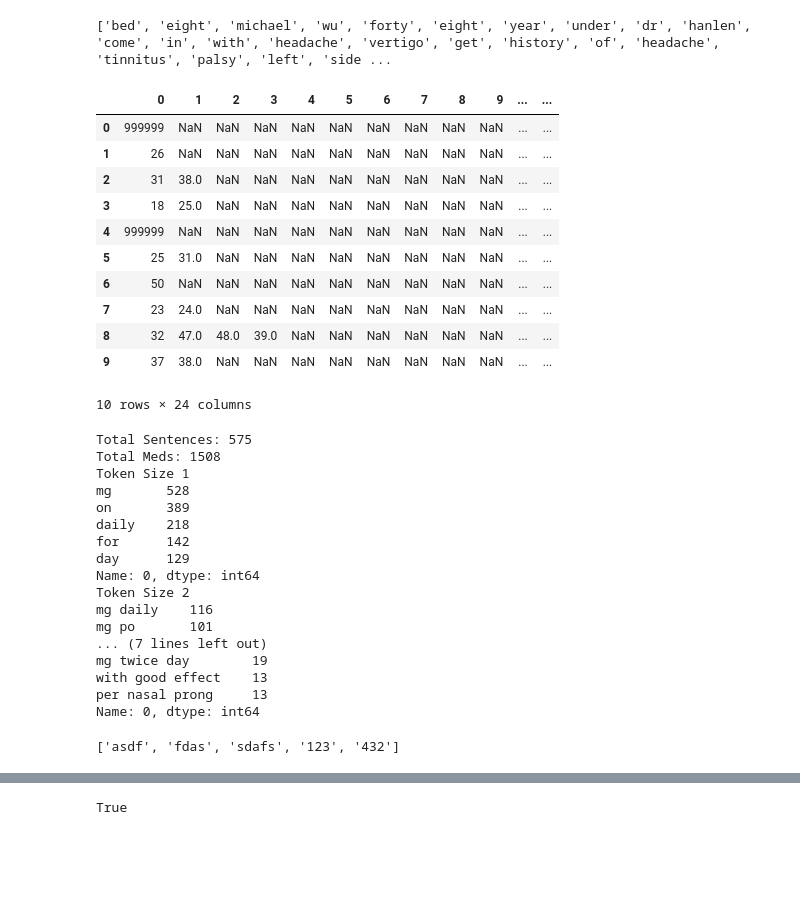
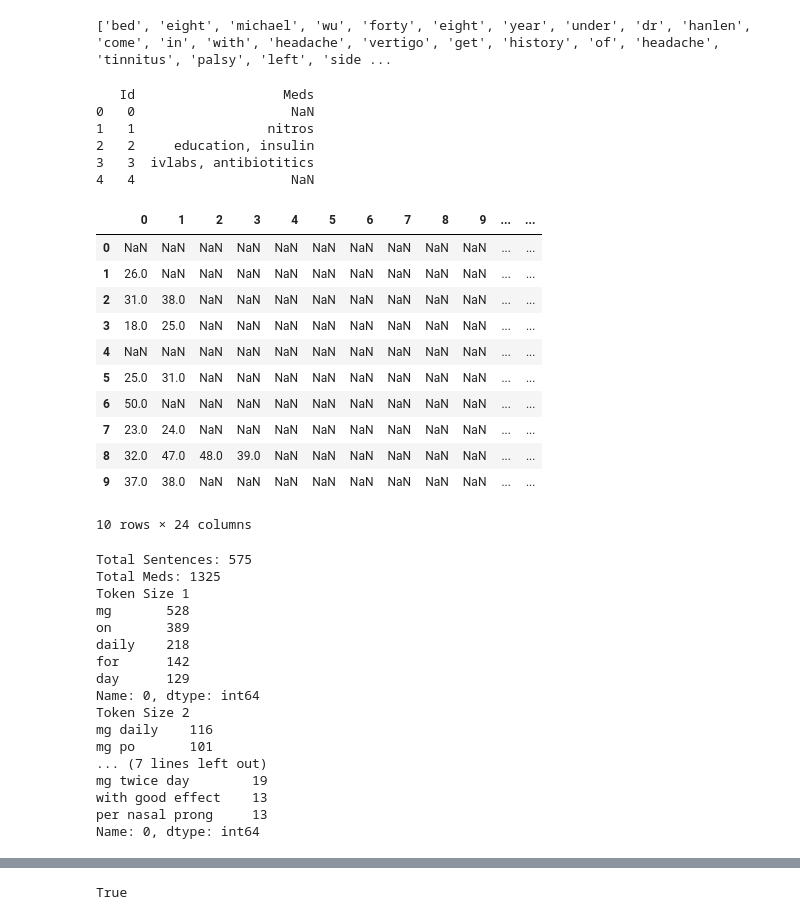
Before and after one commit to Uilregit/PullingMedicationInfoFromEMRFreeText, a Jupyter notebook: SentenceTokenization.ipynb, the cells around one changed output, grey strips where cells are left out. Drawn from its saved outputs; the diff is of its cells as text; code cells hidden in the pictures; blank space fills up the shorter version.

```diff
--- a/SentenceTokenization.ipynb
+++ b/SentenceTokenization.ipynb
@@ -202,6 +202,7 @@ def get_lemmated_toekens(tokens):
     stop_words = stopwords.words("english")
     lem = WordNetLemmatizer()
 
+    tokens = [i.lower() for i in tokens if i != ""]
     tokens = nltk.pos_tag(tokens)
 
     outputTokens = []
@@ -231,7 +232,7 @@ printDf.to_csv ("TokenizedAll.csv")
 import Levenshtein as lv
 def checkIfLabelsInParagraph (labels, paragraph):
     if labels == [""]:
-        return [999999]
+        return [None]
     else:
         labels = [i.lower() for i in labels]
     output = []
@@ -249,33 +250,40 @@ def checkIfLabelsInParagraph (labels, paragraph):
 # %%
 labels1 = pd.read_csv("Test1+2GroundTruth.csv", header = None)
 labels2 = pd.read_csv("Test3GroundTruth.csv", header = None)
 labels3 = pd.read_csv("mt_chart_labelled.csv", header = None)
 labels4 = pd.read_csv("mt_discharge_labelled.csv", header = None)
 
 labels = labels1.append(labels2).append(labels3).append(labels4)
 labels.columns = ["Id","Meds"]
+labels["Meds"] = labels["Meds"].str.lower()
 
-labels.head()
+print(labels.head())
 labels = [[""] if type(i) == float else i.split(", ") for i in labels["Meds"]]
 
 location = []
 for i in range (len(cleanedTokens)):
     location += [checkIfLabelsInParagraph(labels[i], cleanedTokens[i])]
 locationDf = pd.DataFrame(location)
 locationDf.head(10)
 # %% [output]
+   Id                   Meds
+0   0                    NaN
+1   1                 nitros
+2   2     education, insulin
+3   3  ivlabs, antibiotitics
+4   4                    NaN
 |  | 0 | 1 | 2 | 3 | 4 | 5 | 6 | 7 | 8 | 9 | ... | ... |
-| 0 | 999999 | NaN | NaN | NaN | NaN | NaN | NaN | NaN | NaN | NaN | ... | ... |
-| 1 | 26 | NaN | NaN | NaN | NaN | NaN | NaN | NaN | NaN | NaN | ... | ... |
-| 2 | 31 | 38.0 | NaN | NaN | NaN | NaN | NaN | NaN | NaN | NaN | ... | ... |
-| 3 | 18 | 25.0 | NaN | NaN | NaN | NaN | NaN | NaN | NaN | NaN | ... | ... |
-| 4 | 999999 | NaN | NaN | NaN | NaN | NaN | NaN | NaN | NaN | NaN | ... | ... |
-| 5 | 25 | 31.0 | NaN | NaN | NaN | NaN | NaN | NaN | NaN | NaN | ... | ... |
-| 6 | 50 | NaN | NaN | NaN | NaN | NaN | NaN | NaN | NaN | NaN | ... | ... |
-| 7 | 23 | 24.0 | NaN | NaN | NaN | NaN | NaN | NaN | NaN | NaN | ... | ... |
-| 8 | 32 | 47.0 | 48.0 | 39.0 | NaN | NaN | NaN | NaN | NaN | NaN | ... | ... |
-| 9 | 37 | 38.0 | NaN | NaN | NaN | NaN | NaN | NaN | NaN | NaN | ... | ... |
+| 0 | NaN | NaN | NaN | NaN | NaN | NaN | NaN | NaN | NaN | NaN | ... | ... |
+| 1 | 26.0 | NaN | NaN | NaN | NaN | NaN | NaN | NaN | NaN | NaN | ... | ... |
+| 2 | 31.0 | 38.0 | NaN | NaN | NaN | NaN | NaN | NaN | NaN | NaN | ... | ... |
+| 3 | 18.0 | 25.0 | NaN | NaN | NaN | NaN | NaN | NaN | NaN | NaN | ... | ... |
+| 4 | NaN | NaN | NaN | NaN | NaN | NaN | NaN | NaN | NaN | NaN | ... | ... |
+| 5 | 25.0 | 31.0 | NaN | NaN | NaN | NaN | NaN | NaN | NaN | NaN | ... | ... |
+| 6 | 50.0 | NaN | NaN | NaN | NaN | NaN | NaN | NaN | NaN | NaN | ... | ... |
+| 7 | 23.0 | 24.0 | NaN | NaN | NaN | NaN | NaN | NaN | NaN | NaN | ... | ... |
+| 8 | 32.0 | 47.0 | 48.0 | 39.0 | NaN | NaN | NaN | NaN | NaN | NaN | ... | ... |
+| 9 | 37.0 | 38.0 | NaN | NaN | NaN | NaN | NaN | NaN | NaN | NaN | ... | ... |
-10 rows × 24 columns
+10 rows × 24 columns
 # %%
 labelsDf = pd.DataFrame(labels)
 labelsDf.to_csv("LabeledAll.csv")
@@ -295,7 +303,7 @@ def getNeighbours (neighbourhood = 5, tokenSize = 1):
     return neighbourVocabDf[0].value_counts()
 # %%
 print ("Total Sentences:", len(cleanedTokens))
-print ("Total Meds:", locationDf.count().sum())
+print ("Total Meds:", (locationDf.count().sum()))
 print ("Token Size 1")
 print (getNeighbours (2,1).head())
 print ("Token Size 2")
@@ -304,7 +312,7 @@ print ("Token Size 3")
 print (getNeighbours (2,3).head())
 # %% [output]
 Total Sentences: 575
-Total Meds: 1508
+Total Meds: 1325
 Token Size 1
 mg       528
 on       389
@@ -320,10 +328,3 @@ mg twice day        19
 with good effect    13
 per nasal prong     13
 Name: 0, dtype: int64
-# %%
-s = set()
-l = ["asdf","fdas","sdafs"] + ["123","432"]
-s.update(l)
-l
-# %% [output]
-['asdf', 'fdas', 'sdafs', '123', '432']
```
Also changed, not shown: parts of 4 cells of this notebook, 1 other file.
